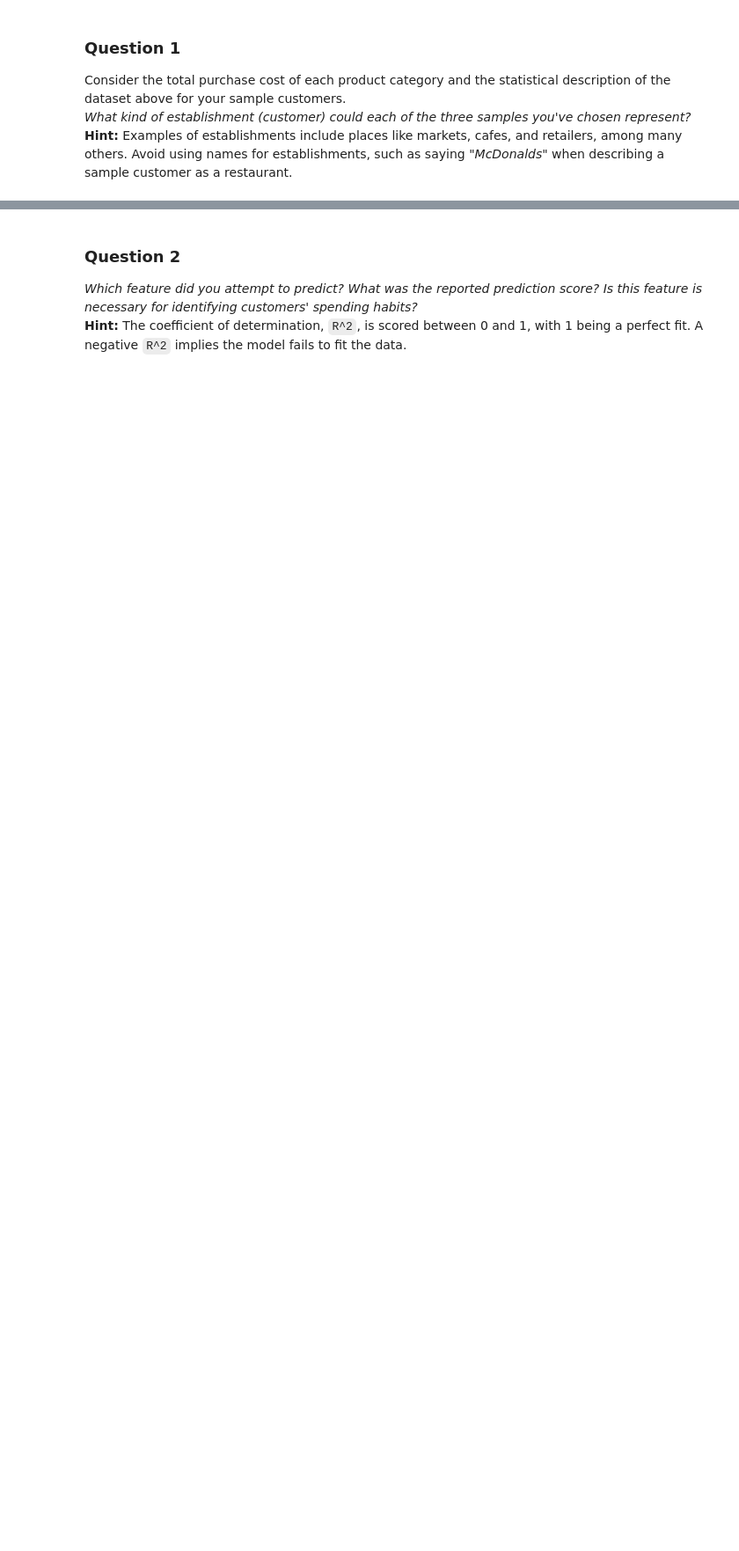
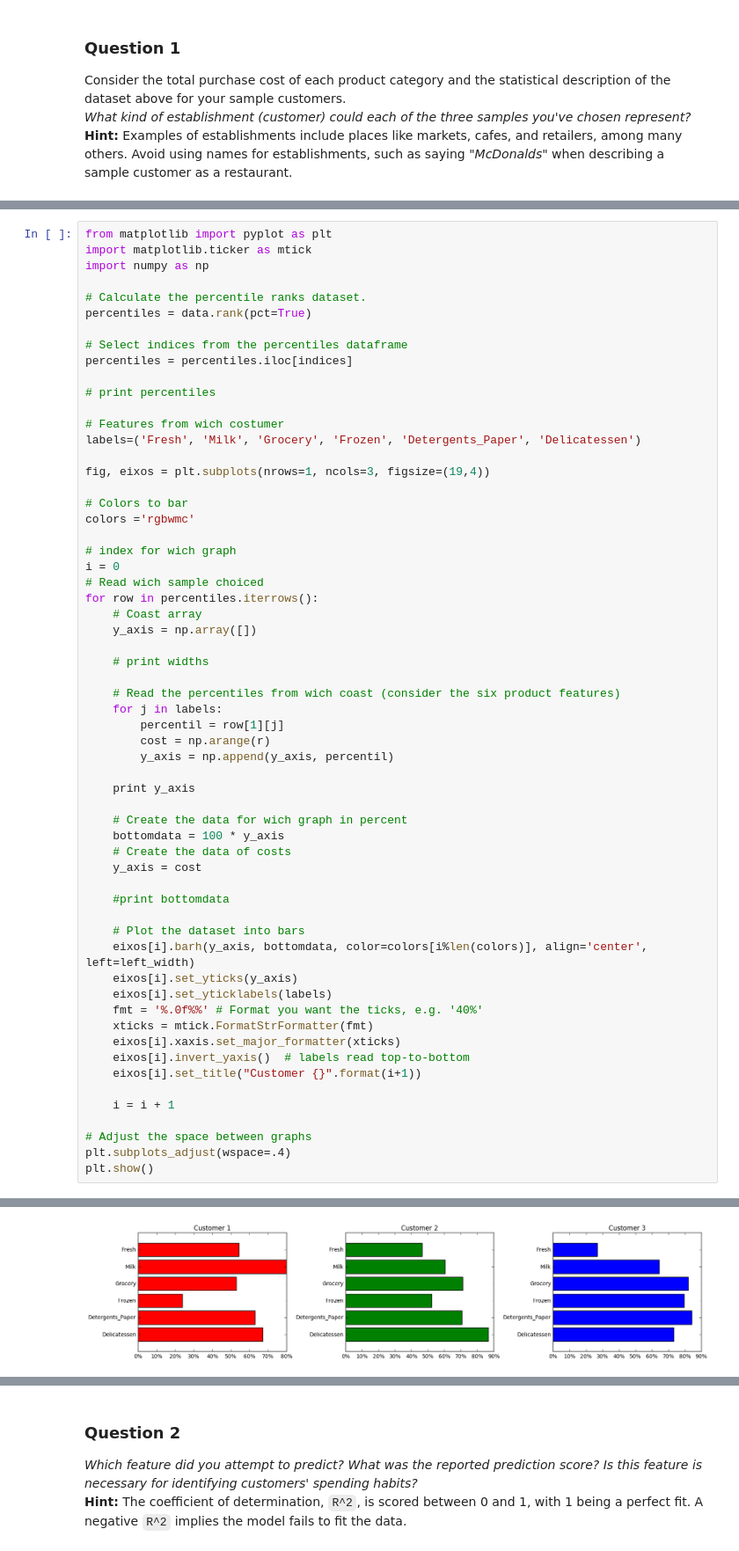
Before and after one commit to thiagomarques2015/customer-segments, a Jupyter notebook: customer_segments.ipynb, the cells around one changed output, grey strips where cells are left out. Shown: that part at 88% size. Drawn from its saved outputs; the diff is of its cells as text; blank space fills up the shorter version.

```diff
--- a/customer_segments.ipynb
+++ b/customer_segments.ipynb
@@ -138,0 +80,61 @@ Couldn't find a 'username', 'api-key' pair for you on your local machine. To sig
+# %%
+from matplotlib import pyplot as plt
+import matplotlib.ticker as mtick
+import numpy as np
+
+# Calculate the percentile ranks dataset.
+percentiles = data.rank(pct=True)
+
+# Select indices from the percentiles dataframe
+percentiles = percentiles.iloc[indices]
+
+# print percentiles
+
+# Features from wich costumer
+labels=('Fresh', 'Milk', 'Grocery', 'Frozen', 'Detergents_Paper', 'Delicatessen')
+
+fig, eixos = plt.subplots(nrows=1, ncols=3, figsize=(19,4))
+
+# Colors to bar
+colors ='rgbwmc'
+
+# index for wich graph
+i = 0
+# Read wich sample choiced
+for row in percentiles.iterrows():
+    # Coast array
+    y_axis = np.array([])
+
+    # print widths
+
+    # Read the percentiles from wich coast (consider the six product features)
+    for j in labels:
+        percentil = row[1][j]
+        cost = np.arange(r)
+        y_axis = np.append(y_axis, percentil)
+
+    print y_axis
+
+    # Create the data for wich graph in percent
+    bottomdata = 100 * y_axis
+    # Create the data of costs
+    y_axis = cost
+
+    #print bottomdata
+
+    # Plot the dataset into bars
+    eixos[i].barh(y_axis, bottomdata, color=colors[i%len(colors)], align='center', left=left_width)
+    eixos[i].set_yticks(y_axis)
+    eixos[i].set_yticklabels(labels)
+    fmt = '%.0f%%' # Format you want the ticks, e.g. '40%'
+    xticks = mtick.FormatStrFormatter(fmt)
+    eixos[i].xaxis.set_major_formatter(xticks)
+    eixos[i].invert_yaxis()  # labels read top-to-bottom
+    eixos[i].set_title("Customer {}".format(i+1))
+
+    i = i + 1
+
+# Adjust the space between graphs
+plt.subplots_adjust(wspace=.4)
+plt.show()
+# %% [output]
@@ -138,0 +144 @@ Couldn't find a 'username', 'api-key' pair for you on your local machine. To sig
+[figure, added]
```
Also changed, not shown: parts of 11 cells of this notebook.
